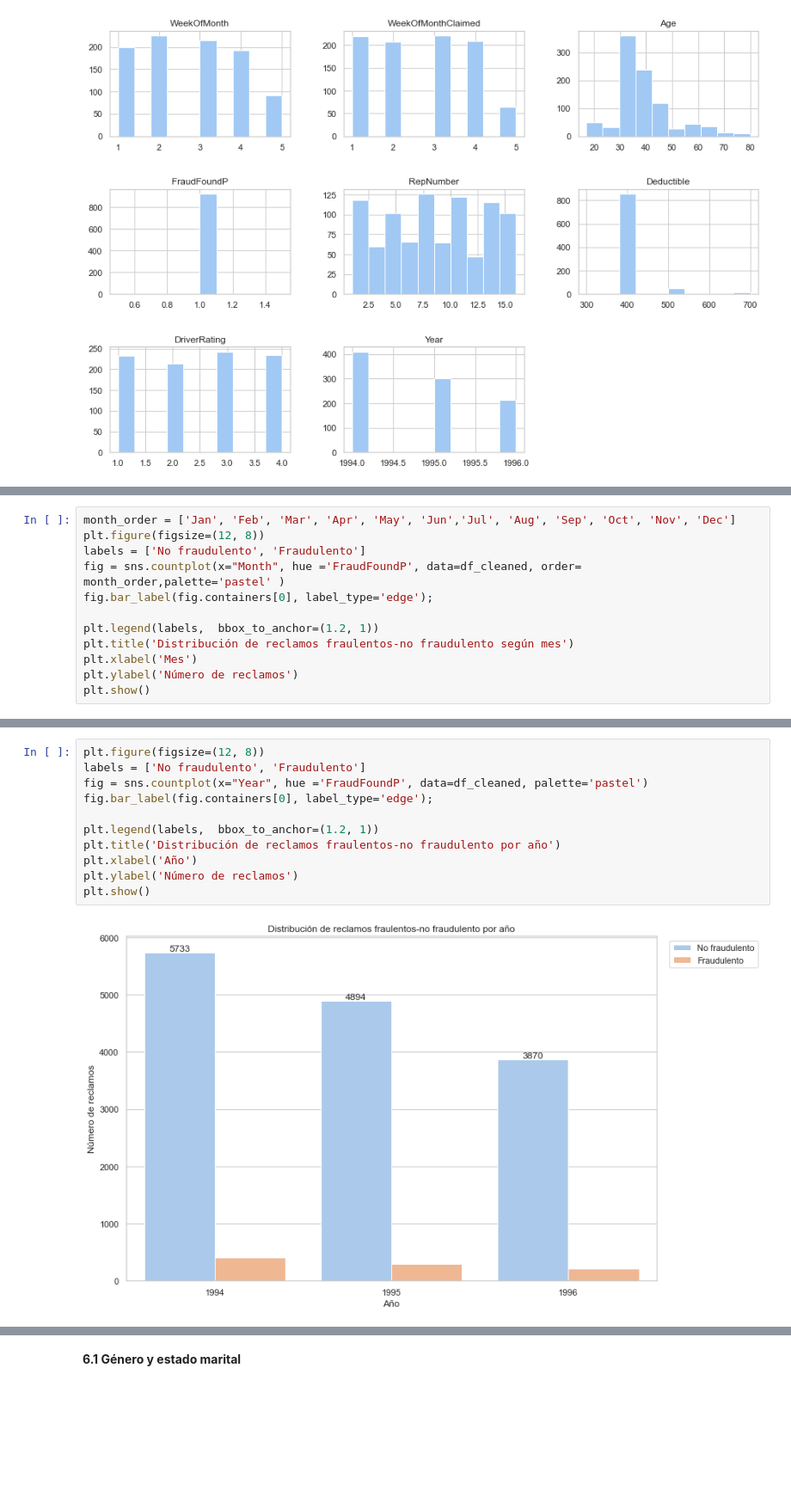
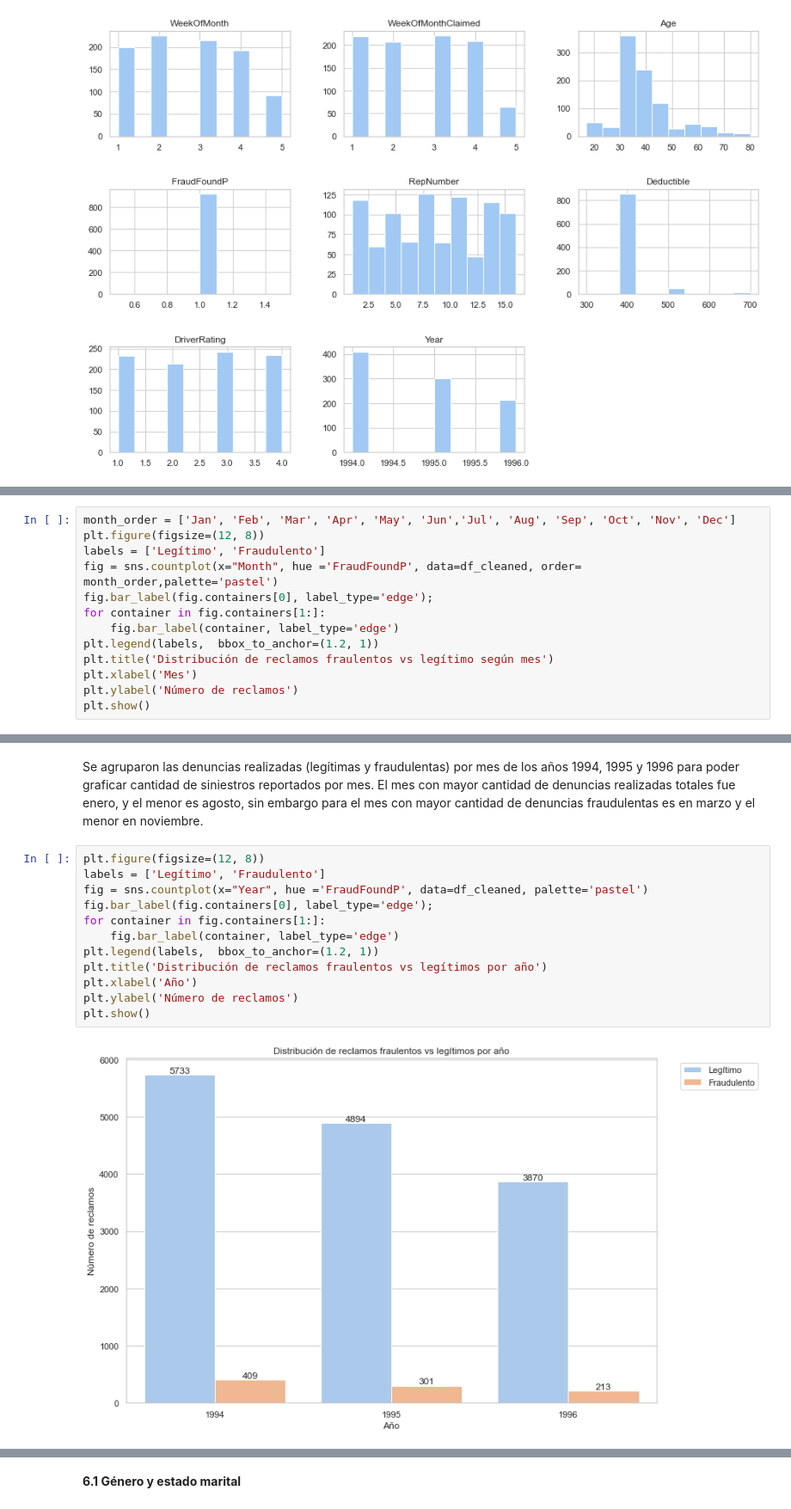
Before and after one commit to moniq0108/DataScience-Qin-entregables-varios, a Jupyter notebook: Data_StoryTelling+Qin.ipynb, the cells around one changed output, grey strips where cells are left out. Shown: that part at 86% size. Cells and saved outputs as stored; diff of their text form; blank space fills up the shorter version.

```diff
--- a/Data_StoryTelling+Qin.ipynb
+++ b/Data_StoryTelling+Qin.ipynb
@@ -226,12 +255,13 @@ plt.subplots_adjust(hspace=0.5);
 # %%
 month_order = ['Jan', 'Feb', 'Mar', 'Apr', 'May', 'Jun','Jul', 'Aug', 'Sep', 'Oct', 'Nov', 'Dec']
 plt.figure(figsize=(12, 8))
-labels = ['No fraudulento', 'Fraudulento']
-fig = sns.countplot(x="Month", hue ='FraudFoundP', data=df_cleaned, order= month_order,palette='pastel' )
+labels = ['Legítimo', 'Fraudulento']
+fig = sns.countplot(x="Month", hue ='FraudFoundP', data=df_cleaned, order= month_order,palette='pastel')
 fig.bar_label(fig.containers[0], label_type='edge');
-
+for container in fig.containers[1:]:
+    fig.bar_label(container, label_type='edge')
 plt.legend(labels,  bbox_to_anchor=(1.2, 1))
-plt.title('Distribución de reclamos fraulentos-no fraudulento según mes')
+plt.title('Distribución de reclamos fraulentos vs legítimo según mes')
 plt.xlabel('Mes')
 plt.ylabel('Número de reclamos')
 plt.show()
@@ -240,13 +270,16 @@ plt.show()
+# %% [markdown]
+Se agruparon las denuncias realizadas (legítimas y fraudulentas) por mes de los años 1994, 1995 y 1996 para poder graficar cantidad de siniestros reportados por mes. El mes con mayor cantidad de denuncias realizadas totales fue enero, y el menor es agosto, sin embargo para el mes con mayor cantidad de denuncias fraudulentas es en marzo y el menor en noviembre.
 # %%
 plt.figure(figsize=(12, 8))
-labels = ['No fraudulento', 'Fraudulento']
+labels = ['Legítimo', 'Fraudulento']
 fig = sns.countplot(x="Year", hue ='FraudFoundP', data=df_cleaned, palette='pastel')
 fig.bar_label(fig.containers[0], label_type='edge');
-
+for container in fig.containers[1:]:
+    fig.bar_label(container, label_type='edge')
 plt.legend(labels,  bbox_to_anchor=(1.2, 1))
-plt.title('Distribución de reclamos fraulentos-no fraudulento por año')
+plt.title('Distribución de reclamos fraulentos vs legítimos por año')
 plt.xlabel('Año')
 plt.ylabel('Número de reclamos')
 plt.show()
 # %% [output]
-[figure, old version]
+[figure, new version]
```
Also changed, not shown: parts of 31 cells of this notebook.
